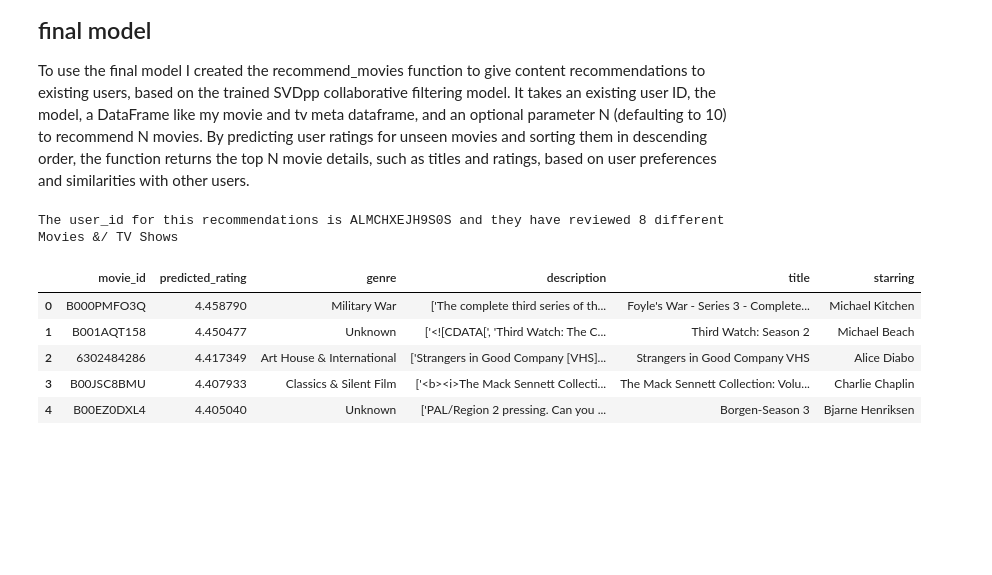
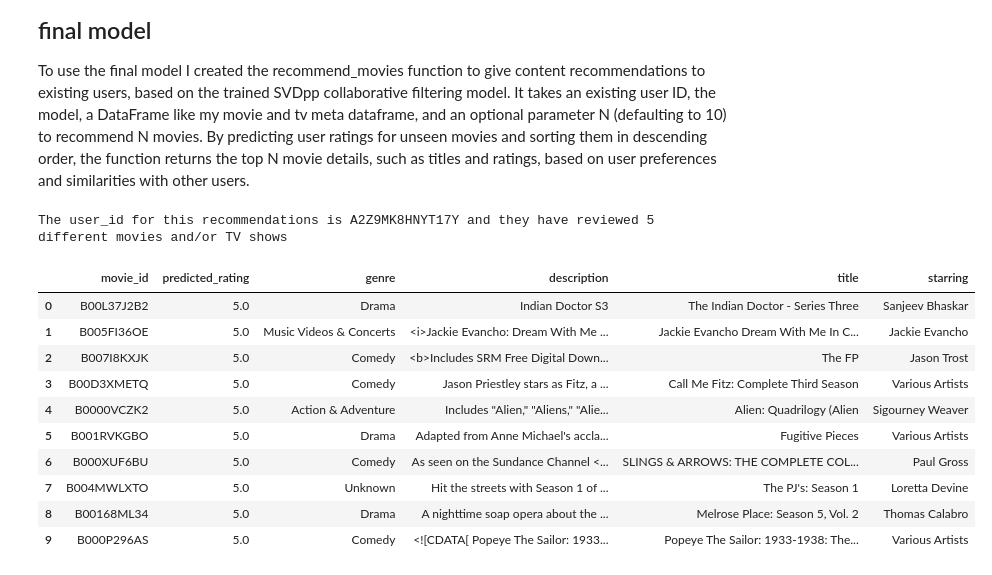
Before and after one commit to ImMaxRoss/film_finder, a Jupyter notebook: collaborative_filtering.ipynb, the cells around one changed output. Saved outputs shown, nothing was run; the diff lists cells and outputs as text; code cells hidden in the pictures; blank space fills up the shorter version.

Commit message:
pushing up first of final draft

```diff
--- a/collaborative_filtering.ipynb
+++ b/collaborative_filtering.ipynb
@@ -140,0 +163,5 @@ print(g_s_svd.best_params)
+# %%
+SVD_first = SVD(n_factors=5, n_epochs=40, random_state=42)
+SVD_first.fit(trainset)
+predictions = SVD_final.test(testset)
+SVD_one = accuracy.rmse(predictions)
@@ -141,6 +198,6 @@ print(g_s_svd.best_params)
 # %%
-SVD_base = SVD()
-SVD_base.fit(trainset)
-predictions = SVD_base.test(testset)
-SVD_first = accuracy.rmse(predictions)
+SVD_final = SVD(n_factors=1, n_epochs=40, random_state=42)
+SVD_final.fit(trainset)
+predictions = SVD_final.test(testset)
+SVD_last = accuracy.rmse(predictions)
 # %% [output]
@@ -192,6 +261,6 @@ print(g_s_svdpp.best_params)
 # %%
-SVDpp_one = SVDpp(n_factors=10, n_epochs=20)
+SVDpp_one = SVDpp(n_factors=5,n_epochs=20, random_state=42)
 SVDpp_one.fit(trainset)
-predictions = SVDpp_final.test(testset)
-SVDpp_first = accuracy.rmse(predictions)
+predictions = SVDpp_one.test(testset)
+SVDpp_last = accuracy.rmse(predictions)
 # %% [output]
@@ -199,5 +267,0 @@ RMSE: 0.9223
-# %%
-SVDpp_final = SVDpp(n_factors=5, n_epochs=20)
-SVDpp_final.fit(trainset)
-predictions = SVDpp_final.test(testset)
-SVDpp_last = accuracy.rmse(predictions)
@@ -240,12 +316,17 @@ def recommend_movies(trained_model, movie_df, N=5, user_id=None):
 # %%
-recommendations = recommend_movies(SVDpp_final, df_meta)
+recommendations = recommend_movies(SVD_first, df_meta, N=10, user_id='A2Z9MK8HNYT17Y')
 recommendations
 # %% [output]
-The user_id for this recommendations is ALMCHXEJH9S0S and they have reviewed 8 different Movies &/ TV Shows
+The user_id for this recommendations is A2Z9MK8HNYT17Y and they have reviewed 5 different movies and/or TV shows
 |  | movie_id | predicted_rating | genre | description | title | starring |
-| 0 | B000PMFO3Q | 4.458790 | Military War | ['The complete third series of th... | Foyle's War - Series 3 - Complete... | Michael Kitchen |
-| 1 | B001AQT158 | 4.450477 | Unknown | ['<![CDATA[', 'Third Watch: The C... | Third Watch: Season 2 | Michael Beach |
-| 2 | 6302484286 | 4.417349 | Art House & International | ['Strangers in Good Company [VHS]... | Strangers in Good Company VHS | Alice Diabo |
-| 3 | B00JSC8BMU | 4.407933 | Classics & Silent Film | ['<b><i>The Mack Sennett Collecti... | The Mack Sennett Collection: Volu... | Charlie Chaplin |
-| 4 | B00EZ0DXL4 | 4.405040 | Unknown | ['PAL/Region 2 pressing. Can you ... | Borgen-Season 3 | Bjarne Henriksen |
+| 0 | B00L37J2B2 | 5.0 | Drama | Indian Doctor S3 | The Indian Doctor - Series Three | Sanjeev Bhaskar |
+| 1 | B005FI36OE | 5.0 | Music Videos & Concerts | <i>Jackie Evancho: Dream With Me ... | Jackie Evancho Dream With Me In C... | Jackie Evancho |
+| 2 | B007I8KXJK | 5.0 | Comedy | <b>Includes SRM Free Digital Down... | The FP | Jason Trost |
+| 3 | B00D3XMETQ | 5.0 | Comedy | Jason Priestley stars as Fitz, a ... | Call Me Fitz: Complete Third Season | Various Artists |
+| 4 | B0000VCZK2 | 5.0 | Action & Adventure | Includes "Alien," "Aliens," "Alie... | Alien: Quadrilogy (Alien | Sigourney Weaver |
+| 5 | B001RVKGBO | 5.0 | Drama | Adapted from Anne Michael's accla... | Fugitive Pieces | Various Artists |
+| 6 | B000XUF6BU | 5.0 | Comedy | As seen on the Sundance Channel <... | SLINGS & ARROWS: THE COMPLETE COL... | Paul Gross |
+| 7 | B004MWLXTO | 5.0 | Unknown | Hit the streets with Season 1 of ... | The PJ's: Season 1 | Loretta Devine |
+| 8 | B00168ML34 | 5.0 | Drama | A nighttime soap opera about the ... | Melrose Place: Season 5, Vol. 2 | Thomas Calabro |
+| 9 | B000P296AS | 5.0 | Comedy | <![CDATA[ Popeye The Sailor: 1933... | Popeye The Sailor: 1933-1938: The... | Various Artists |
 # %%
```
Also changed, not shown: parts of 38 cells of this notebook, 6 other files.
